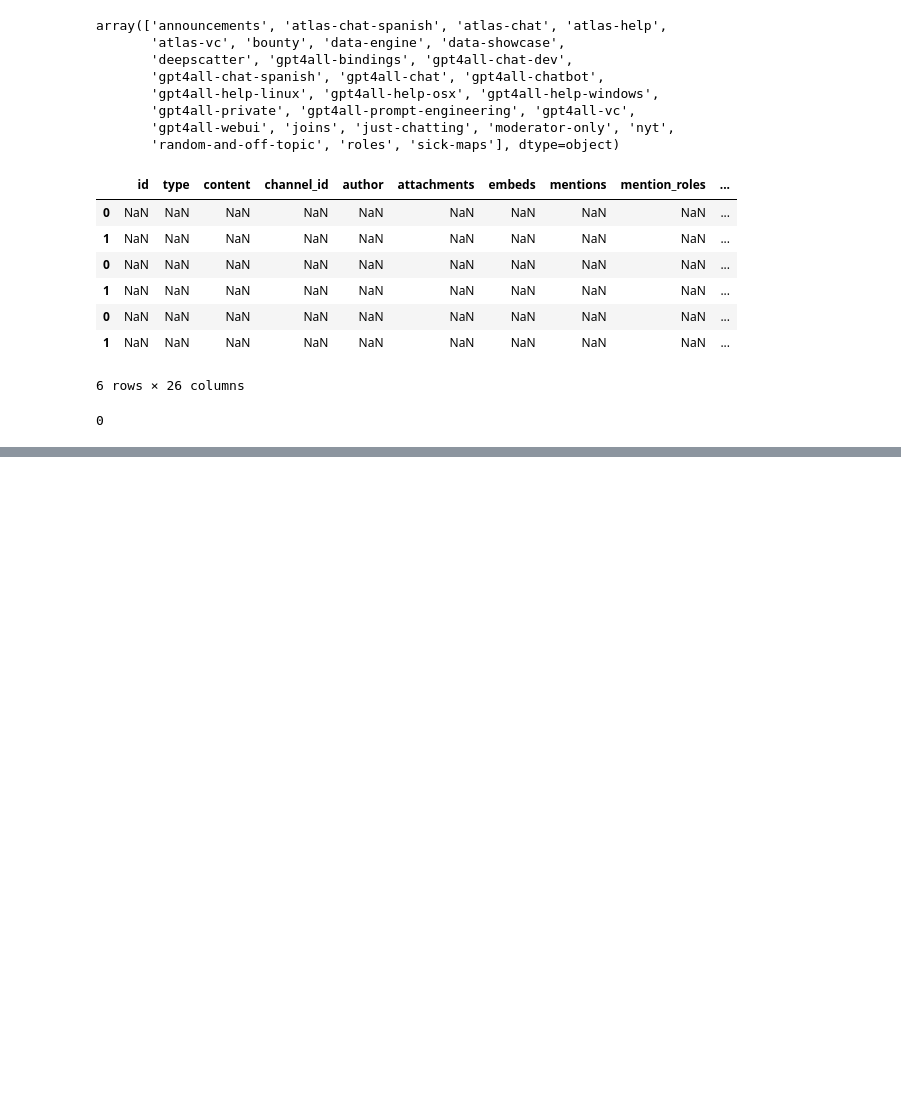
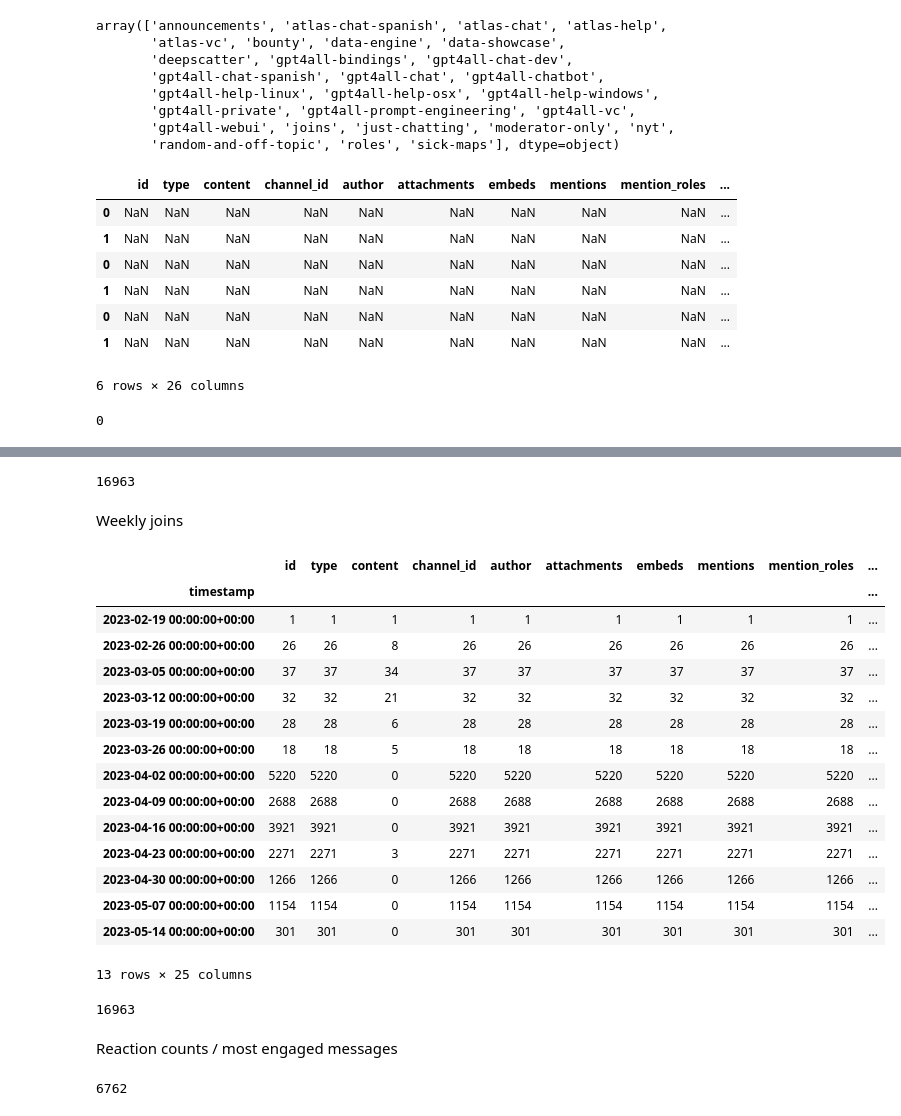
Before and after one commit to KeremP/NomicCDSApplication, a Jupyter notebook: notebooks/eda.ipynb, the cells around one changed output, grey strips where cells are left out. Cells and saved outputs as stored; diff of their text form; code cells hidden in the pictures; blank space fills up the shorter version.

Commit message:
reaction counts, median time to communicate

```diff
--- a/notebooks/eda.ipynb
+++ b/notebooks/eda.ipynb
@@ -49,0 +61,38 @@ sum(all_data['id'].isna())
+# %%
+all_data['timestamp'] = pd.to_datetime(all_data['timestamp'], format="ISO8601")
+# %%
+joins = all_data.loc[all_data['channel_name'] == "joins"]
+# %%
+len(joins)
+# %% [output]
+16963
+# %% [markdown]
+Weekly joins
+# %%
+# TODO: clean for duplicated ids
+weekly_joins = joins.resample("W", on="timestamp")
+# %%
+weekly_joins.count()
+# %% [output]
+|  | id | type | content | channel_id | author | attachments | embeds | mentions | mention_roles | ... |
+| timestamp |  |  |  |  |  |  |  |  |  | ... |
+| 2023-02-19 00:00:00+00:00 | 1 | 1 | 1 | 1 | 1 | 1 | 1 | 1 | 1 | ... |
+| 2023-02-26 00:00:00+00:00 | 26 | 26 | 8 | 26 | 26 | 26 | 26 | 26 | 26 | ... |
+| 2023-03-05 00:00:00+00:00 | 37 | 37 | 34 | 37 | 37 | 37 | 37 | 37 | 37 | ... |
+| 2023-03-12 00:00:00+00:00 | 32 | 32 | 21 | 32 | 32 | 32 | 32 | 32 | 32 | ... |
+| 2023-03-19 00:00:00+00:00 | 28 | 28 | 6 | 28 | 28 | 28 | 28 | 28 | 28 | ... |
+| 2023-03-26 00:00:00+00:00 | 18 | 18 | 5 | 18 | 18 | 18 | 18 | 18 | 18 | ... |
+| 2023-04-02 00:00:00+00:00 | 5220 | 5220 | 0 | 5220 | 5220 | 5220 | 5220 | 5220 | 5220 | ... |
+| 2023-04-09 00:00:00+00:00 | 2688 | 2688 | 0 | 2688 | 2688 | 2688 | 2688 | 2688 | 2688 | ... |
+| 2023-04-16 00:00:00+00:00 | 3921 | 3921 | 0 | 3921 | 3921 | 3921 | 3921 | 3921 | 3921 | ... |
+| 2023-04-23 00:00:00+00:00 | 2271 | 2271 | 3 | 2271 | 2271 | 2271 | 2271 | 2271 | 2271 | ... |
+| 2023-04-30 00:00:00+00:00 | 1266 | 1266 | 0 | 1266 | 1266 | 1266 | 1266 | 1266 | 1266 | ... |
+| 2023-05-07 00:00:00+00:00 | 1154 | 1154 | 0 | 1154 | 1154 | 1154 | 1154 | 1154 | 1154 | ... |
+| 2023-05-14 00:00:00+00:00 | 301 | 301 | 0 | 301 | 301 | 301 | 301 | 301 | 301 | ... |
+13 rows × 25 columns
+# %%
+weekly_joins.count()['id'].sum()
+# %% [output]
+16963
+# %% [markdown]
+Reaction counts / most engaged messages
@@ -49,0 +121,4 @@ sum(all_data['id'].isna())
+# %%
+sum(all_data['reaction_count'])
+# %% [output]
+6762
```
Also changed, not shown: parts of 26 cells of this notebook, 1 other file.
